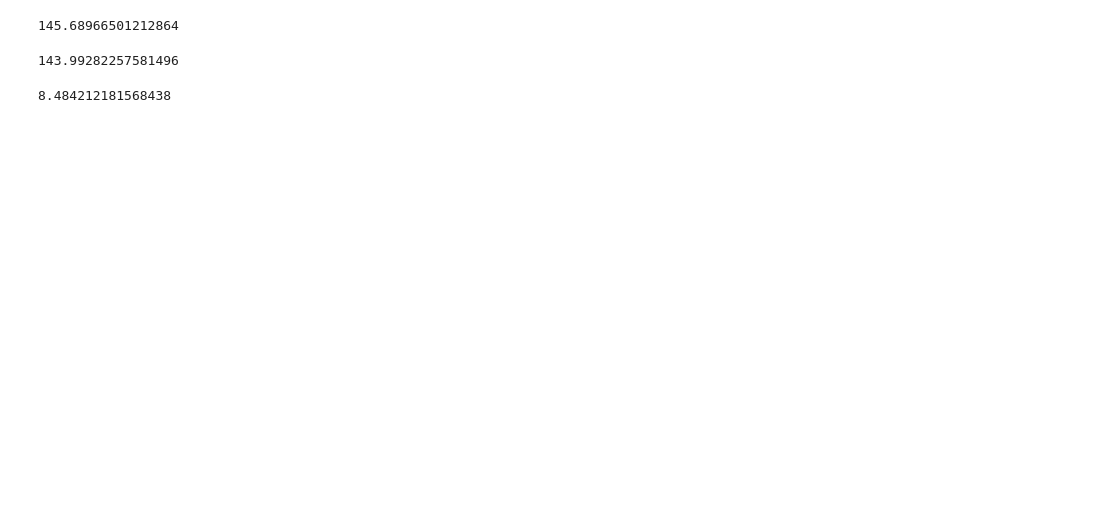
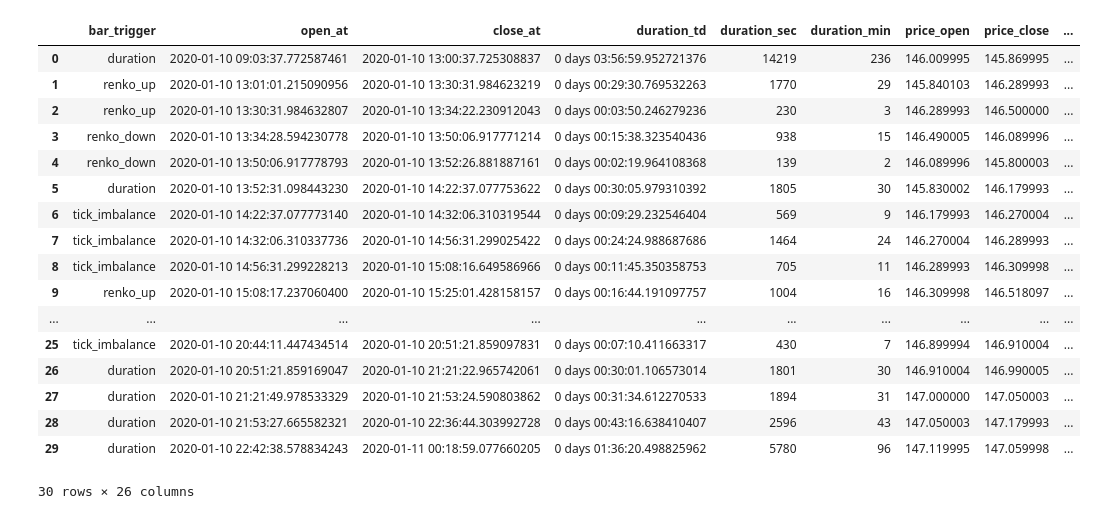
Before and after one commit to bobcolner/pandas-polygon, a Jupyter notebook: notebook.ipynb, the cells around one changed output. Cells and saved outputs as stored; diff of their text form; code cells hidden in the pictures; blank space fills up the shorter version.

```diff
--- a/notebook.ipynb
+++ b/notebook.ipynb
@@ -46,6 +46,14 @@ result_path = '/Users/bobcolner/QuantClarity/pandas-polygon/data'
 # %%
 open_dates = pb.get_open_market_dates(start_date, end_date)
 # %%
+def fill_gap_renko(last_bar, first_bar, renko_size: float):
+    num_steps = round(abs(last_bar['price_wmean'] - first_bar['price_wmean']) / renko_size) + 2
+    fill_prices = np.linspace(start=last_bar['price_wmean'], stop=first_bar['price_wmean'], num=num_steps)
+    fill_dt = pd.date_range(start=last_bar['close_at'], end=first_bar['open_at'], periods=num_steps)
+    fill_dict = {'close_at': fill_dt, 'price_wmean': fill_prices, 'price_high': fill_prices+(renko_size/2), 'price_low': fill_prices-(renko_size/2)}
+    return fill_dict
+
+
 thresh = {
     # GT thresholds
     'renko_size': 0.2,
@@ -56,13 +64,38 @@ thresh = {
     'min_duration_sec': 15,
     'min_tick_count': 30,
 }
+
 bar_dates = []
 bar_dates_d = {}
+n = 0
 for date in open_dates:
+    n += 1
+    # load ticks
+    tdf = ps3.load_ticks(result_path, symbol, date)
+    # sample bars
+    bars, state = bs.build_bars(tdf, thresh)
 
-    tdf = ps3.load_ticks(result_path, symbol, date)
-
-    bars, state = bs.build_bars(tdf, thresh)
     bar_dates.append(bars)
     bar_dates_d[date] = bars
+# %%
+pd.DataFrame(bar_dates_d[date])
+# %% [output]
+|  | bar_trigger | open_at | close_at | duration_td | duration_sec | duration_min | price_open | price_close | ... |
+| 0 | duration | 2020-01-10 09:03:37.772587461 | 2020-01-10 13:00:37.725308837 | 0 days 03:56:59.952721376 | 14219 | 236 | 146.009995 | 145.869995 | ... |
+| 1 | renko_up | 2020-01-10 13:01:01.215090956 | 2020-01-10 13:30:31.984623219 | 0 days 00:29:30.769532263 | 1770 | 29 | 145.840103 | 146.289993 | ... |
+| 2 | renko_up | 2020-01-10 13:30:31.984632807 | 2020-01-10 13:34:22.230912043 | 0 days 00:03:50.246279236 | 230 | 3 | 146.289993 | 146.500000 | ... |
+| 3 | renko_down | 2020-01-10 13:34:28.594230778 | 2020-01-10 13:50:06.917771214 | 0 days 00:15:38.323540436 | 938 | 15 | 146.490005 | 146.089996 | ... |
+| 4 | renko_down | 2020-01-10 13:50:06.917778793 | 2020-01-10 13:52:26.881887161 | 0 days 00:02:19.964108368 | 139 | 2 | 146.089996 | 145.800003 | ... |
+| 5 | duration | 2020-01-10 13:52:31.098443230 | 2020-01-10 14:22:37.077753622 | 0 days 00:30:05.979310392 | 1805 | 30 | 145.830002 | 146.179993 | ... |
+| 6 | tick_imbalance | 2020-01-10 14:22:37.077773140 | 2020-01-10 14:32:06.310319544 | 0 days 00:09:29.232546404 | 569 | 9 | 146.179993 | 146.270004 | ... |
+| 7 | tick_imbalance | 2020-01-10 14:32:06.310337736 | 2020-01-10 14:56:31.299025422 | 0 days 00:24:24.988687686 | 1464 | 24 | 146.270004 | 146.289993 | ... |
+| 8 | tick_imbalance | 2020-01-10 14:56:31.299228213 | 2020-01-10 15:08:16.649586966 | 0 days 00:11:45.350358753 | 705 | 11 | 146.289993 | 146.309998 | ... |
+| 9 | renko_up | 2020-01-10 15:08:17.237060400 | 2020-01-10 15:25:01.428158157 | 0 days 00:16:44.191097757 | 1004 | 16 | 146.309998 | 146.518097 | ... |
+| ... | ... | ... | ... | ... | ... | ... | ... | ... | ... |
+| 25 | tick_imbalance | 2020-01-10 20:44:11.447434514 | 2020-01-10 20:51:21.859097831 | 0 days 00:07:10.411663317 | 430 | 7 | 146.899994 | 146.910004 | ... |
+| 26 | duration | 2020-01-10 20:51:21.859169047 | 2020-01-10 21:21:22.965742061 | 0 days 00:30:01.106573014 | 1801 | 30 | 146.910004 | 146.990005 | ... |
+| 27 | duration | 2020-01-10 21:21:49.978533329 | 2020-01-10 21:53:24.590803862 | 0 days 00:31:34.612270533 | 1894 | 31 | 147.000000 | 147.050003 | ... |
+| 28 | duration | 2020-01-10 21:53:27.665582321 | 2020-01-10 22:36:44.303992728 | 0 days 00:43:16.638410407 | 2596 | 43 | 147.050003 | 147.179993 | ... |
+| 29 | duration | 2020-01-10 22:42:38.578834243 | 2020-01-11 00:18:59.077660205 | 0 days 01:36:20.498825962 | 5780 | 96 | 147.119995 | 147.059998 | ... |
+30 rows × 26 columns
 # %%
@@ -73,12 +105,0 @@ def fill_gap_renko(start_price, end_price, renko_size):
-# %%
-start_price
-# %% [output]
-145.68966501212864
-# %%
-end_price
-# %% [output]
-143.99282257581496
-# %%
-(start_price - end_price) / renko_size
-# %% [output]
-8.484212181568438
```
Also changed, not shown: parts of 5 cells of this notebook, 2 other files.
